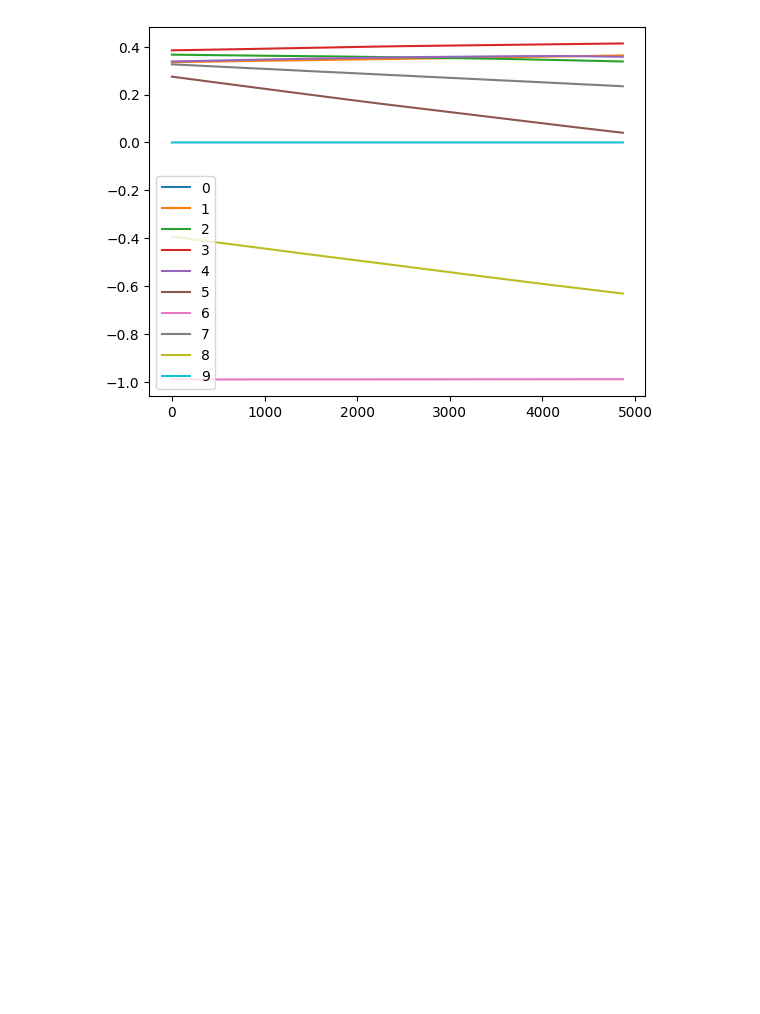
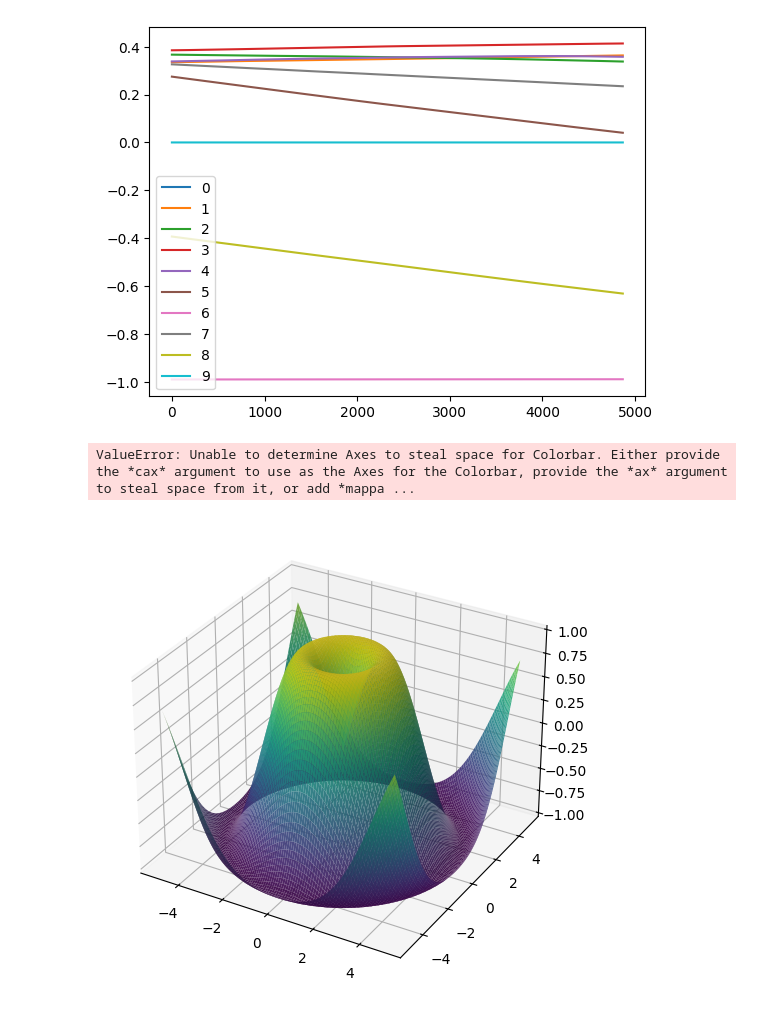
Before and after one commit to Davorus/Studienarbeit_Code_Treiber, a Jupyter notebook: eego-sdk-pybind11-master/playground.ipynb, the cells around one changed output. Saved outputs shown, nothing was run; the diff lists cells and outputs as text; code cells hidden in the pictures; blank space fills up the shorter version.

```diff
--- a/eego-sdk-pybind11-master/playground.ipynb
+++ b/eego-sdk-pybind11-master/playground.ipynb
@@ -25,3 +25,32 @@ mydata.plot()
 # %% [output]
 <Axes: >
 [figure]
+# %%
+import numpy as np
+import matplotlib.pyplot as plt
+from matplotlib import cm
+# Create the X, Y, and Z coordinate arrays.
+x = np.linspace(-5, 5, 101)
+y = np.linspace(-5, 5, 101)
+X, Y = np.meshgrid(x, y)
+Z = np.sin(np.sqrt(X**2 + Y**2))
+# Create a surface plot and projected filled contour plot under it.
+fig = plt.figure(figsize=(8, 6))
+ax = fig.add_subplot(111, projection='3d')
+# Select Colormap
+cmap = cm.viridis
+# Norm for color mapping
+norm = plt.Normalize(Z.min(), Z.max())
+# Plot surface with color mapping
+surf = ax.plot_surface(X, Y, Z, rstride=1, cstride=1, facecolors=cmap(norm(Z)), alpha=0.9, linewidth=0)
+# Add a color bar which maps values to colors
+m = cm.ScalarMappable(cmap=cmap, norm=norm)
+m.set_array(Z)
+fig.colorbar(m)
+ax.set_xlabel('X')
+ax.set_ylabel('Y')
+ax.set_zlabel('Z')
+plt.show()
+# %% [output]
+ValueError: Unable to determine Axes to steal space for Colorbar. Either provide the *cax* argument to use as the Axes for the Colorbar, provide the *ax* argument to steal space from it, or add *mappa ...
+[figure, added]
```
Also changed, not shown: 6 other files.
